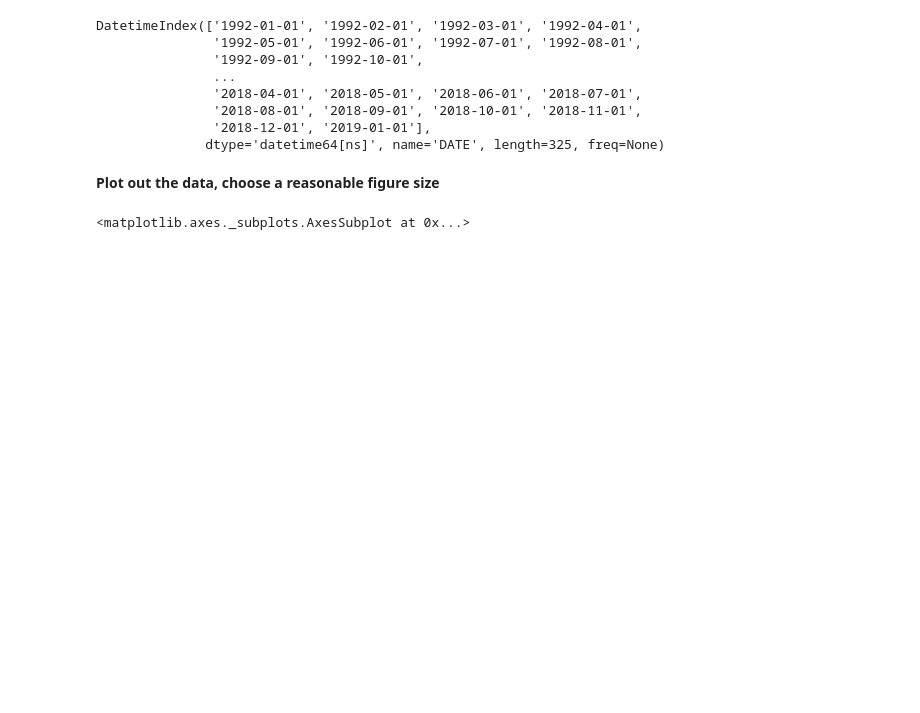
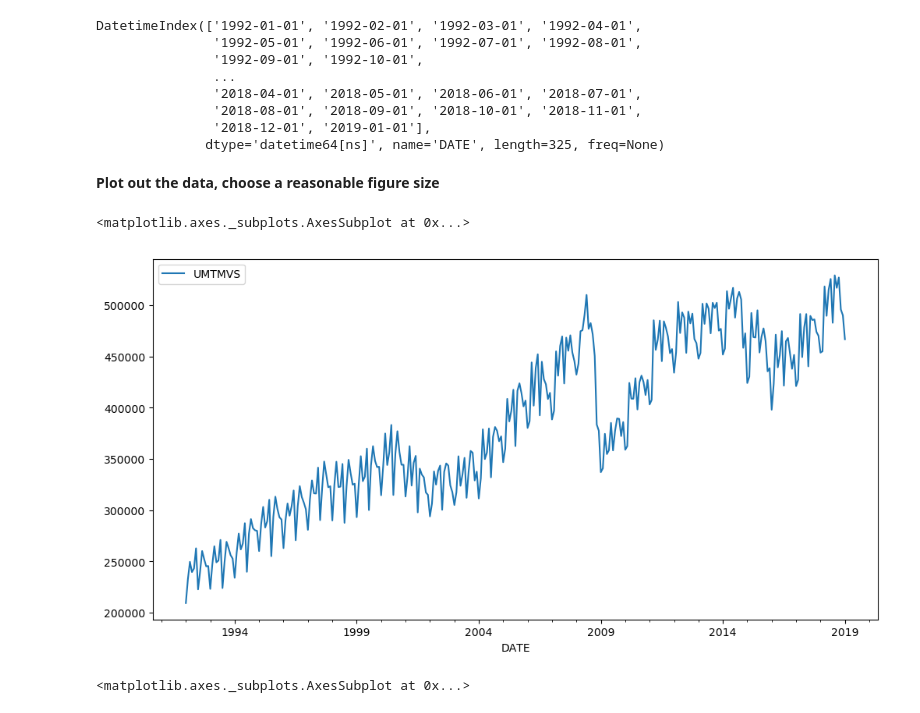
Before and after one commit to BrunoMonti/-Re-Training, a Jupyter notebook: Udemy/Python for Time Series Data Analysis/Time Series with Pandas.ipynb, the cells around one changed output. Cells and saved outputs as stored; diff of their text form; code cells hidden in the pictures; blank space fills up the shorter version.

```diff
--- a/Udemy/Python for Time Series Data Analysis/Time Series with Pandas.ipynb
+++ b/Udemy/Python for Time Series Data Analysis/Time Series with Pandas.ipynb
@@ -768,6 +770,9 @@ This dataset is the Value of Manufacturers' Shipments for All Manufacturing Indu
 **Read in the data UMTMVS.csv file from the Data folder**
 # %%
 # CODE HERE
+# %%
+filespath = r"F:\Documentos\Udemy\Python for Time Series Data Analysis\UDEMY_TSA_FINAL\Data"
+df = pd.read_csv(filespath+"\\"+"UMTMVS.csv")#, index_col='DATE', parse_dates=True)
 # %% [markdown]
 **Check the head of the data**
 # %%
@@ -784,3 +797,5 @@ This dataset is the Value of Manufacturers' Shipments for All Manufacturing Indu
 **Set the DATE column as the index.**
 # %%
 # CODE HERE
+df = pd.read_csv(filespath+"\\"+"UMTMVS.csv", index_col='DATE', parse_dates=True)
+df.head()
@@ -823,6 +889,10 @@ DatetimeIndex(['1992-01-01', '1992-02-01', '1992-03-01', '1992-04-01',
 **Plot out the data, choose a reasonable figure size**
 # %%
 # CODE HERE
+df.plot(figsize=(12,6))
+# %% [output]
+<matplotlib.axes._subplots.AxesSubplot at 0x...>
+[figure, added]
 # %%
 # %% [output]
 <matplotlib.axes._subplots.AxesSubplot at 0x...>
```
Also changed, not shown: parts of 24 cells of this notebook, 1 other file.
